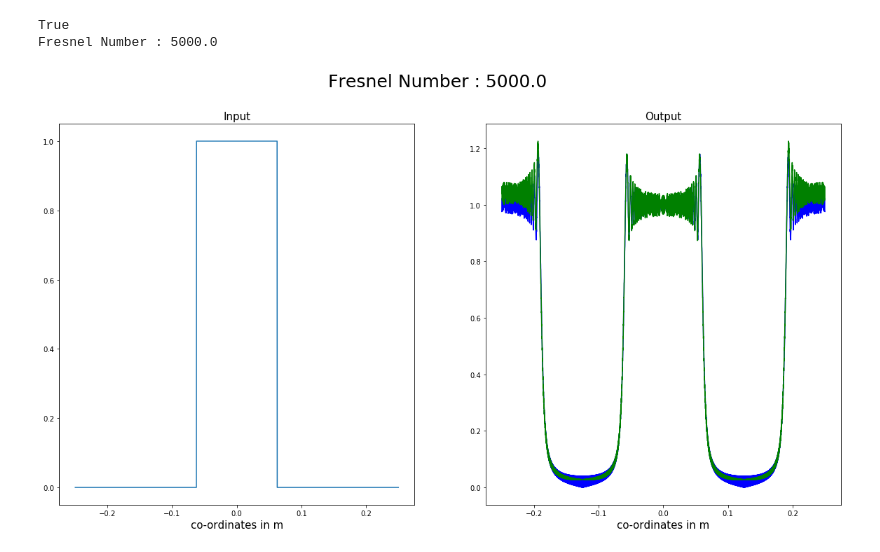
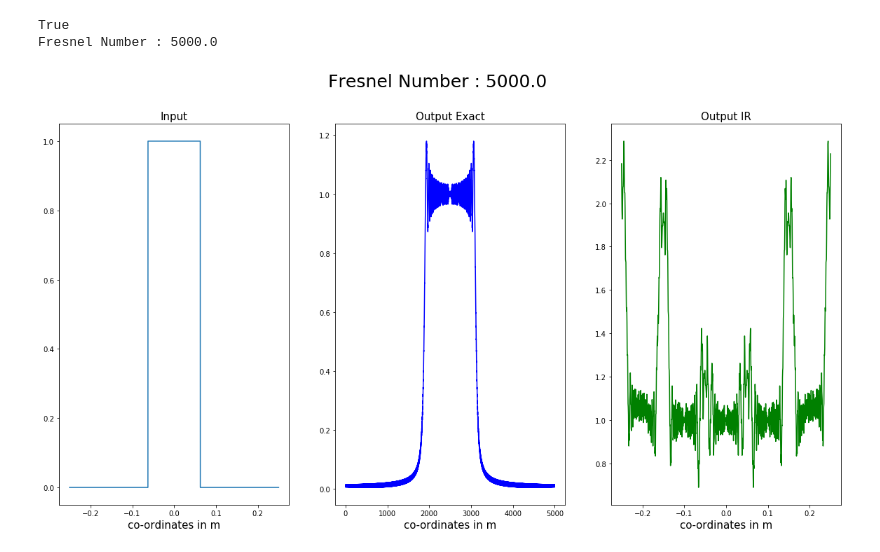
Before and after one commit to s-sajid-ali/xwp, a Jupyter notebook: 1d_tests/compare_1d.ipynb, the cells around one changed output. Drawn from its saved outputs; the diff is of its cells as text; code cells hidden in the pictures.

```diff
--- a/1d_tests/compare_1d.ipynb
+++ b/1d_tests/compare_1d.ipynb
@@ -9,13 +9,12 @@ import numexpr as ne
 wavel = 0.5*10**(-6)
 pi = np.pi
 z = 100
-N = 2500
+N = 1000
 L_in  = 5e-1
 
 in_domain_exact  = np.linspace(-L_in/2,L_in/2,N)
 in_wave = np.zeros(N)
 in_wave[int(N/2)-int(N/8):int(N/2)+int(N/8)] = 1
-out_wave_exact = np.zeros((N),dtype='complex128')
 # %%
 sampling = in_domain_exact[1] - in_domain_exact[0]
 critical = (wavel*z/L_in)
@@ -32,15 +29,24 @@ exact_prop(in_wave,out_wave_exact,L_in,L_,wavel,z)
+# %%
+N = 5000
+in_domain_exact  = np.linspace(-L_in/2,L_in/2,N)
+in_wave = np.zeros(N)
+in_wave[int(N/2)-int(N/8):int(N/2)+int(N/8)] = 1
+out_wave_exact = np.zeros((N),dtype='complex128')
+exact_prop(in_wave,out_wave_exact,L_in,L_,wavel,z)
 # %%
-f, (ax1,ax2) = plt.subplots(1,2)
+f, (ax1,ax2,ax3) = plt.subplots(1,3)
 ax1.plot(in_domain_exact,np.abs(in_wave))
 ax1.set_xlabel('co-ordinates in m',fontsize = 15)
 ax1.set_title('Input', fontsize = 15)
-ax2.plot(out_domain_, np.abs(out_wave_exact),'b')
-ax2.plot(out_domain_, np.abs(out_),'g')
+ax2.plot(np.abs(out_wave_exact),'b')
 ax2.set_xlabel('co-ordinates in m',fontsize = 15)
-ax2.set_title('Output', fontsize = 15)
+ax2.set_title('Output Exact', fontsize = 15)
+ax3.plot( out_domain_,np.abs(out_),'g')
+ax3.set_xlabel('co-ordinates in m',fontsize = 15)
+ax3.set_title('Output IR', fontsize = 15)
 f.set_size_inches(20, 10, forward=True)
 f.suptitle('Fresnel Number : '+str((L_in**2)/(wavel*z)),fontsize = 25)
 plt.show()
 # %% [output]
-[figure, old version]
+[figure, new version]
 # %%
```
Also changed, not shown: parts of 3 cells of this notebook, 2 other files.
